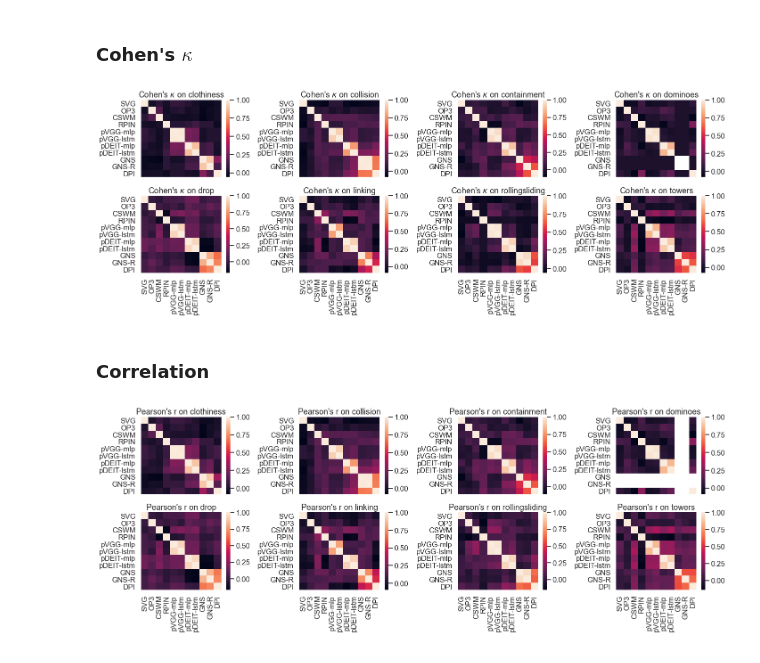
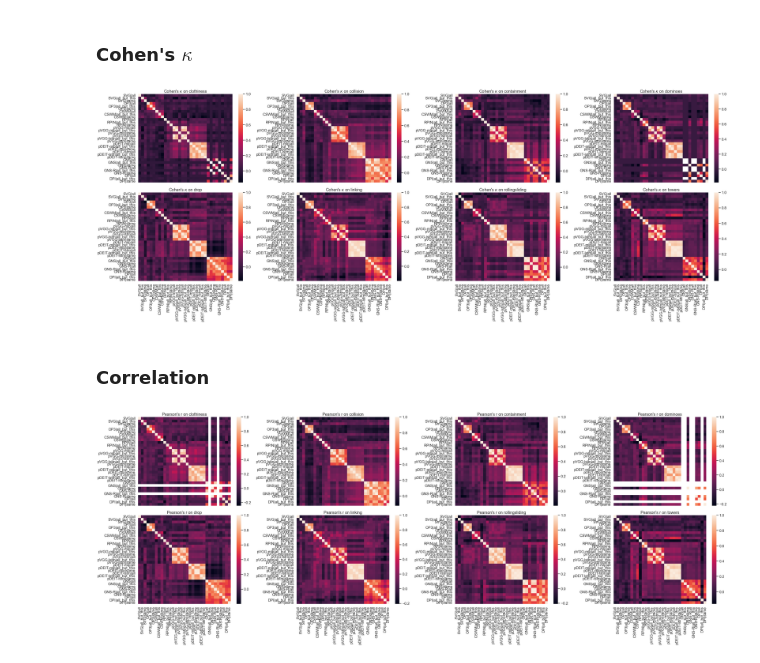
Before and after one commit to cogtoolslab/physics-benchmarking-neurips2021, a Jupyter notebook: analysis/analyze_model_model_behavior.ipynb, the cells around one changed output. Saved outputs shown, nothing was run; the diff lists cells and outputs as text; code cells hidden in the pictures.

Commit message:
Added analysis across readouts and dynamics trainings

```diff
--- a/analysis/analyze_model_model_behavior.ipynb
+++ b/analysis/analyze_model_model_behavior.ipynb
@@ -329,4 +332,8 @@ MODEL_NAMES = {
 # %% [markdown]
 ## Analysis pairwise model-model similarity
+# %%
+def pretty_model_naming(name):
+    split = name.split("|")
+    return "|".join([MODEL_NAMES[split[0]],*split[1:]])
 # %% [markdown]
 Which dataframe do we want to use?
@@ -340,0 +340,18 @@ len(MODELS)
+# %%
+# What do we want to break the data over?
+df = MD_trainings.copy() # eg MD_trainings, MD_readouts, MD_both
+extra_col = 'Dynamics Training Dataset Type' #what is the additional column to take into account? Set to None if not applicable
+
+# append extra information to model kind
+df['General Model Kind'] = df['Model Kind'].apply(pretty_model_naming)
+df['General Model Kind'] = pd.Categorical(df['General Model Kind'], categories=MODEL_NAMES.values()) #turn into categorical that we can sort
+if extra_col is not None:
+    df['Model Kind'] = df['Model Kind']+"|"+df[extra_col]
+    extra_values = list(df[extra_col].unique())
+df['Model Kind'] = df['Model Kind'].apply(pretty_model_naming)
+#sort to ensure stim order
+try:
+    df = df.sort_values(by=['General Model Kind',extra_col])
+except:
+    df = df.sort_values(by='General Model Kind')
+MODELS = df['Model Kind'].unique()
@@ -366,24 +396,21 @@ for scenario in SCENARIOS:
             Cohens_k_df.loc[model1,model2] = measure
     Cohens_k_dfs[scenario] = Cohens_k_df #save scenario results
 # %%
-figure, axes = plt.subplots(2, 4, sharex=True, figsize=(20,7.5))
+figure, axes = plt.subplots(2, 4, sharex=True, figsize=(20*2,7.5*2))
 for i,(scenario, Cohens_k_df) in enumerate(Cohens_k_dfs.items()):
     ax = axes.flatten()[i]
-    # sort rows & columns to ensure model order
-    Cohens_k_df = Cohens_k_df[list(MODEL_NAMES.keys())]
-    Cohens_k_df = Cohens_k_df.reindex(labels=list(MODEL_NAMES.keys()))
     sns.heatmap(
         Cohens_k_df.fillna(0,inplace=False), #crashes if na
         ax = ax,
         mask=np.array(Cohens_k_df.isnull()), #hide na
-        xticklabels=[MODEL_NAMES[n] for n in Cohens_k_df.columns],
-        yticklabels=[MODEL_NAMES[n] for n in Cohens_k_df.index],
+        xticklabels=Cohens_k_df.columns,
+        yticklabels=Cohens_k_df.index,
     )
     ax.set_title("Cohen's $\kappa$ on {}".format(scenario))
 plt.tight_layout()
 plt.show()
 # %% [output]
-[figure, old version]
+[figure, new version]
 # %% [markdown]
 ### Correlation
 # %%
@@ -398,21 +425,18 @@ for scenario in SCENARIOS:
             Corr_df.loc[model1,model2] = measure
     Corr_dfs[scenario] = Corr_df #save scenario results
 # %%
-figure, axes = plt.subplots(2, 4, sharex=True, figsize=(20,7.5))
+figure, axes = plt.subplots(2, 4, sharex=True, figsize=(20*2,7.5*2))
 for i,(scenario, Corr_df) in enumerate(Corr_dfs.items()):
     ax = axes.flatten()[i]
-    # sort rows & columns to ensure model order
-    Corr_df = Corr_df[list(MODEL_NAMES.keys())]
-    Corr_df = Corr_df.reindex(labels=list(MODEL_NAMES.keys()))
     sns.heatmap(
         Corr_df.fillna(0,inplace=False), #crashes if na
         ax = ax,
         mask=np.array(Corr_df.isnull()), #hide na
-        xticklabels=[MODEL_NAMES[n] for n in Corr_df.columns],
-        yticklabels=[MODEL_NAMES[n] for n in Corr_df.index],
+        xticklabels=Corr_df.columns,
+        yticklabels=Corr_df.index,
     )
     ax.set_title("Pearson's r on {}".format(scenario))
 plt.tight_layout()
 plt.show()
 # %% [output]
-[figure, old version]
+[figure, new version]
```
Also changed, not shown: parts of 5 cells of this notebook.
